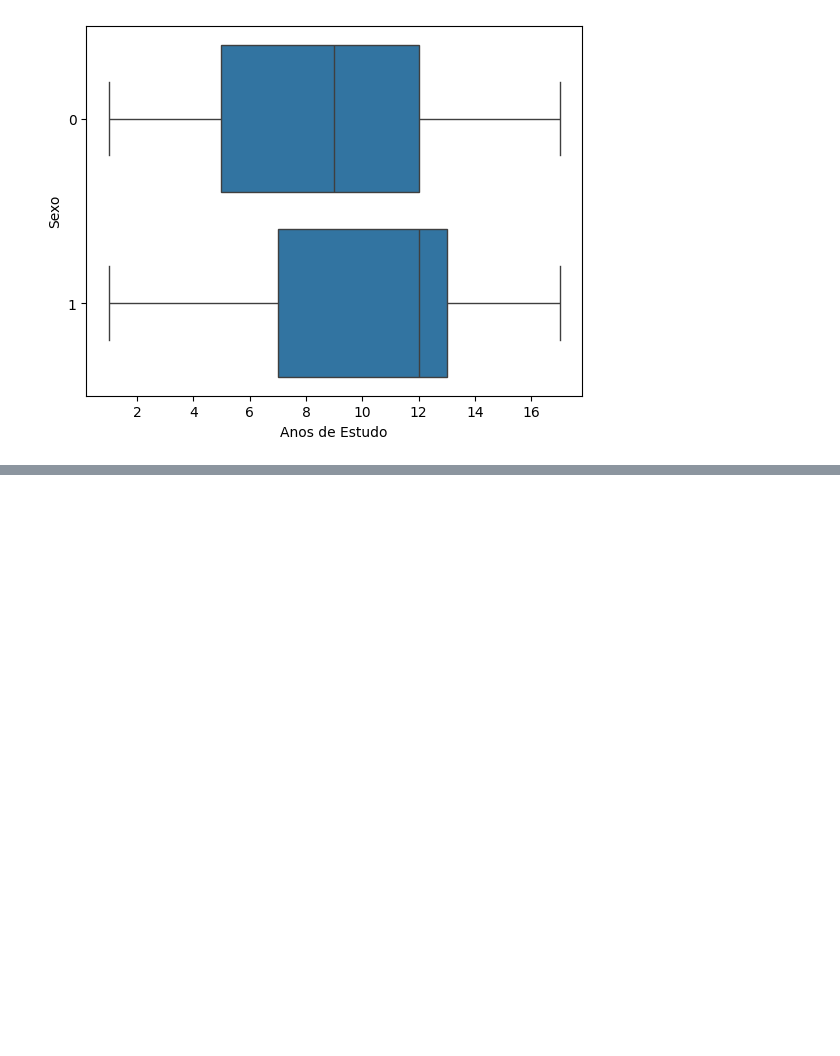
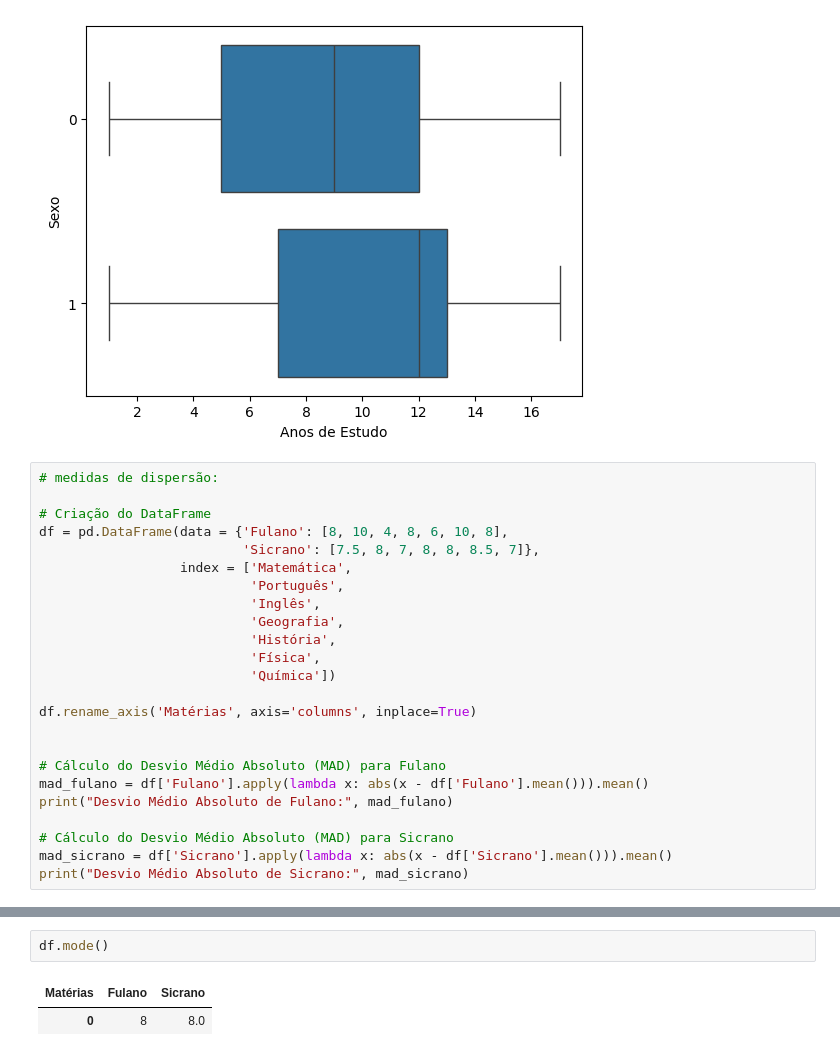
Before and after one commit to Uill-Iam/Estudo, a Jupyter notebook: Python/Estatistica/Curso_estatistica/Analise.ipynb, the cells around one changed output, grey strips where cells are left out. Saved outputs shown, nothing was run; the diff lists cells and outputs as text; blank space fills up the shorter version.

```diff
--- a/Python/Estatistica/Curso_estatistica/Analise.ipynb
+++ b/Python/Estatistica/Curso_estatistica/Analise.ipynb
@@ -570,3 +568,27 @@ ax = sns.boxplot(x= 'Anos de Estudo', data = dados, orient= 'h')
 ax = sns.boxplot(x= 'Anos de Estudo',y='Sexo', data = dados, orient= 'h')
 # %% [output]
 [figure]
+# %%
+# medidas de dispersão:
+
+# Criação do DataFrame
+df = pd.DataFrame(data = {'Fulano': [8, 10, 4, 8, 6, 10, 8],
+                          'Sicrano': [7.5, 8, 7, 8, 8, 8.5, 7]},
+                  index = ['Matemática',
+                           'Português',
+                           'Inglês',
+                           'Geografia',
+                           'História',
+                           'Física',
+                           'Química'])
+
+df.rename_axis('Matérias', axis='columns', inplace=True)
+
+
+# Cálculo do Desvio Médio Absoluto (MAD) para Fulano
+mad_fulano = df['Fulano'].apply(lambda x: abs(x - df['Fulano'].mean())).mean()
+print("Desvio Médio Absoluto de Fulano:", mad_fulano)
+
+# Cálculo do Desvio Médio Absoluto (MAD) para Sicrano
+mad_sicrano = df['Sicrano'].apply(lambda x: abs(x - df['Sicrano'].mean())).mean()
+print("Desvio Médio Absoluto de Sicrano:", mad_sicrano)
@@ -572,0 +628,5 @@ ax = sns.boxplot(x= 'Anos de Estudo',y='Sexo', data = dados, orient= 'h')
+# %%
+df.mode()
+# %% [output]
+| Matérias | Fulano | Sicrano |
+| 0 | 8 | 8.0 |
```
Also changed, not shown: parts of 7 cells of this notebook.
